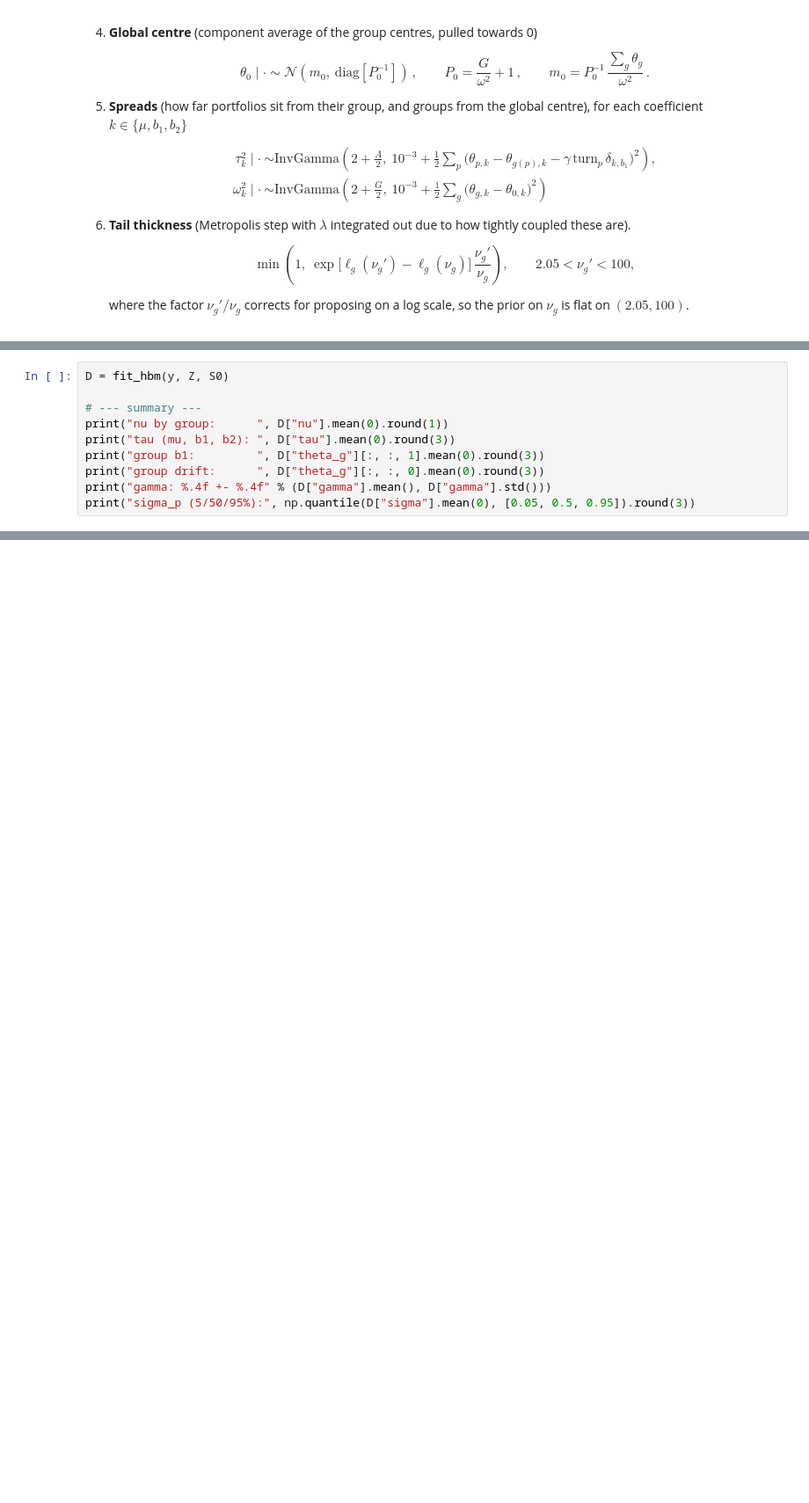
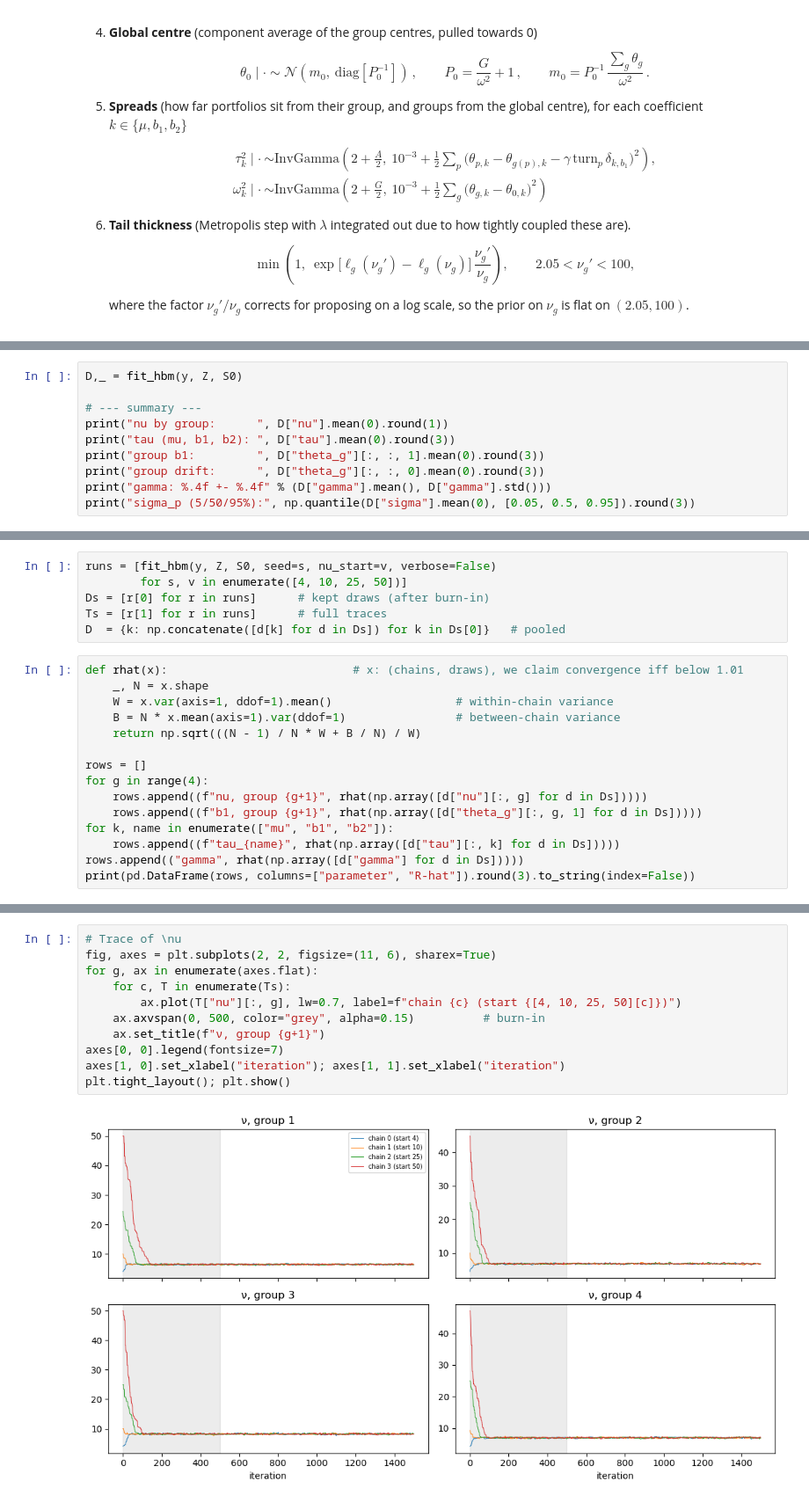
Before and after one commit to MarcoGaloppo/qrt-hierarchical-bayes, a Jupyter notebook: BaysianHierarchicalApproach.ipynb, the cells around one changed output, grey strips where cells are left out. Shown at 88% size. Saved outputs shown, nothing was run; the diff lists cells and outputs as text; blank space fills up the shorter version.

Commit message:
Plots and check added, as well as probability checks

```diff
--- a/BaysianHierarchicalApproach.ipynb
+++ b/BaysianHierarchicalApproach.ipynb
@@ -734,5 +742,5 @@ def fit_hbm(y, Z, S, n_iter=1500, burn=500, thin=5, seed=0, verbose=True):
 # %%
-D = fit_hbm(y, Z, S0)
+D,_ = fit_hbm(y, Z, S0)
 
 # --- summary ---
 print("nu by group:      ", D["nu"].mean(0).round(1))
@@ -750,0 +761,21 @@ iter 500: nu [6.6 7.  8.4 7.1] | b1_g [0.067 0.073 0.047 0.071] | tau [0.063 0.0
+# %%
+runs = [fit_hbm(y, Z, S0, seed=s, nu_start=v, verbose=False)
+        for s, v in enumerate([4, 10, 25, 50])]
+Ds = [r[0] for r in runs]      # kept draws (after burn-in)
+Ts = [r[1] for r in runs]      # full traces
+D  = {k: np.concatenate([d[k] for d in Ds]) for k in Ds[0]}   # pooled
+# %%
+def rhat(x):                           # x: (chains, draws), we claim convergence iff below 1.01
+    _, N = x.shape
+    W = x.var(axis=1, ddof=1).mean()                  # within-chain variance
+    B = N * x.mean(axis=1).var(ddof=1)                # between-chain variance
+    return np.sqrt(((N - 1) / N * W + B / N) / W)
+
+rows = []
+for g in range(4):
+    rows.append((f"nu, group {g+1}", rhat(np.array([d["nu"][:, g] for d in Ds]))))
+    rows.append((f"b1, group {g+1}", rhat(np.array([d["theta_g"][:, g, 1] for d in Ds]))))
+for k, name in enumerate(["mu", "b1", "b2"]):
+    rows.append((f"tau_{name}", rhat(np.array([d["tau"][:, k] for d in Ds]))))
+rows.append(("gamma", rhat(np.array([d["gamma"] for d in Ds]))))
+print(pd.DataFrame(rows, columns=["parameter", "R-hat"]).round(3).to_string(index=False))
@@ -750,0 +798,13 @@ iter 500: nu [6.6 7.  8.4 7.1] | b1_g [0.067 0.073 0.047 0.071] | tau [0.063 0.0
+# %%
+# Trace of \nu
+fig, axes = plt.subplots(2, 2, figsize=(11, 6), sharex=True)
+for g, ax in enumerate(axes.flat):
+    for c, T in enumerate(Ts):
+        ax.plot(T["nu"][:, g], lw=0.7, label=f"chain {c} (start {[4, 10, 25, 50][c]})")
+    ax.axvspan(0, 500, color="grey", alpha=0.15)          # burn-in
+    ax.set_title(f"ν, group {g+1}")
+axes[0, 0].legend(fontsize=7)
+axes[1, 0].set_xlabel("iteration"); axes[1, 1].set_xlabel("iteration")
+plt.tight_layout(); plt.show()
+# %% [output]
+[figure, added]
```
Also changed, not shown: parts of 14 cells of this notebook.
